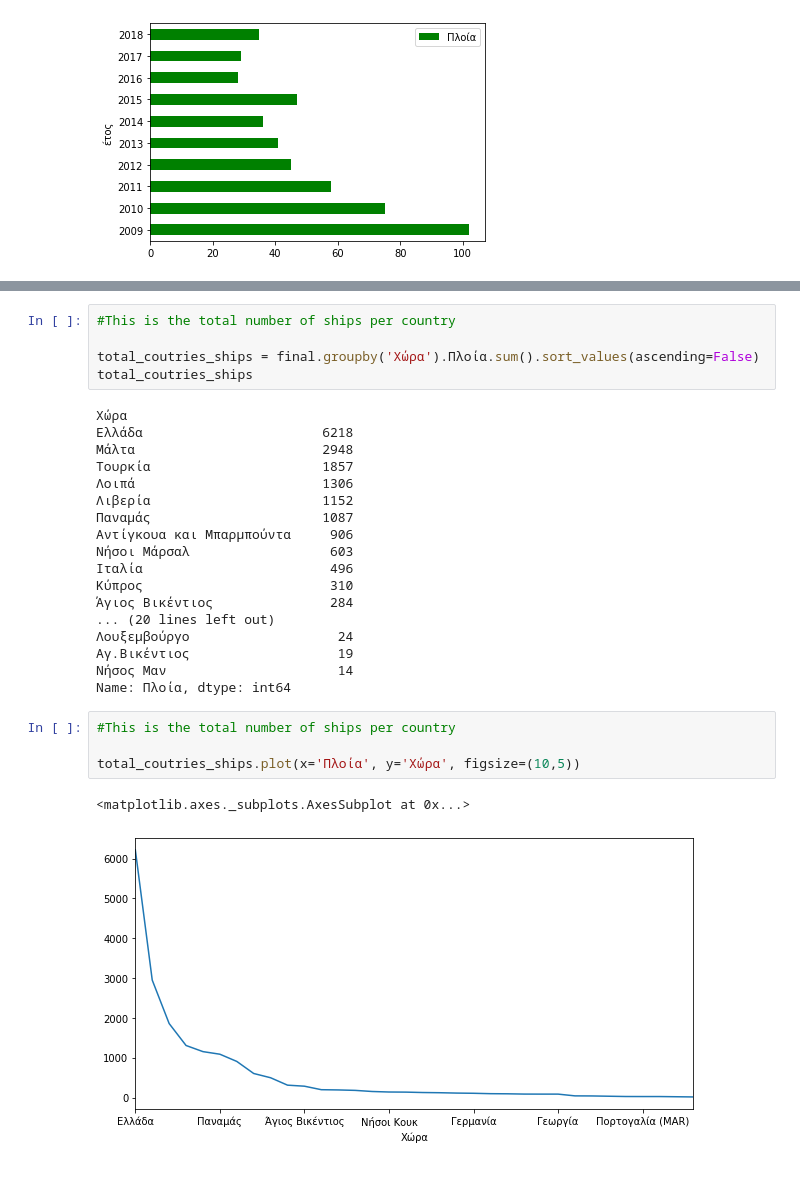
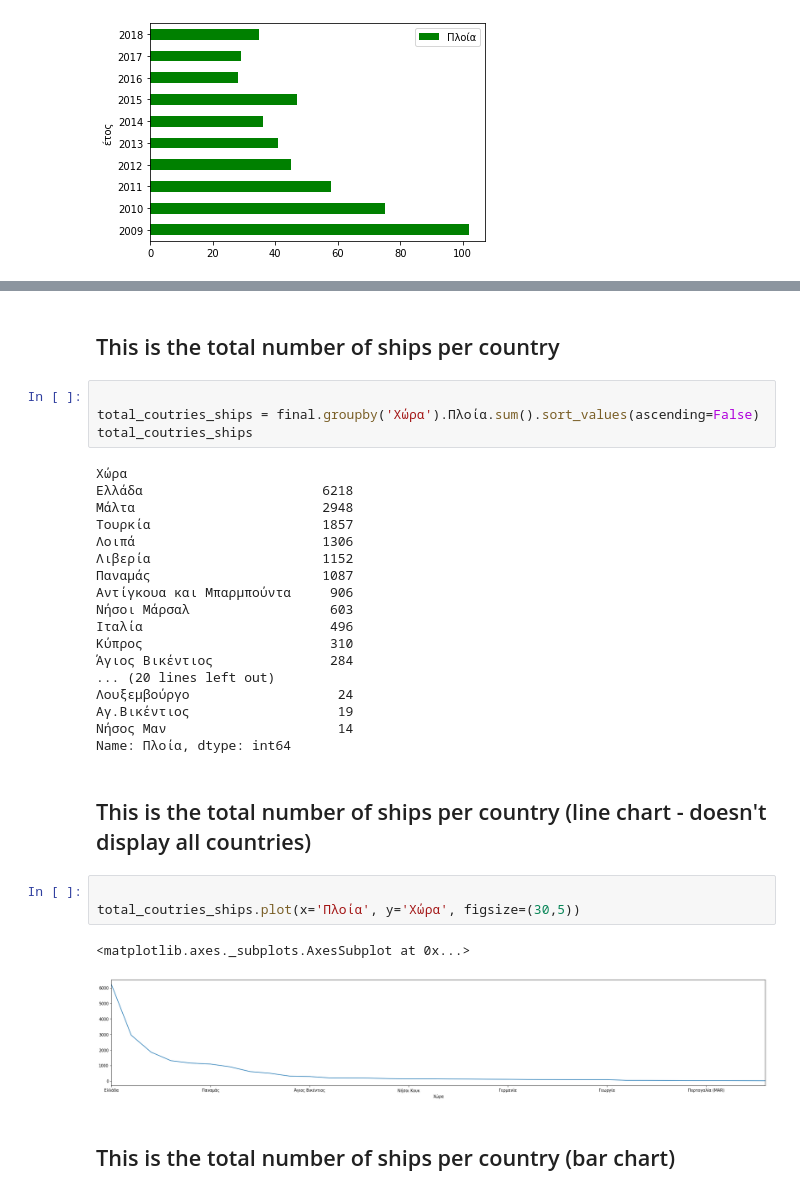
Before and after one commit to kosmaspanag/data-studio-projects, a Jupyter notebook: Ship_Trafic_Thessaloniki_Port.ipynb, the cells around one changed output, grey strips where cells are left out. Saved outputs shown, nothing was run; the diff lists cells and outputs as text.

```diff
--- a/Ship_Trafic_Thessaloniki_Port.ipynb
+++ b/Ship_Trafic_Thessaloniki_Port.ipynb
@@ -1097,5 +1142,6 @@ dtype: object
+# %% [markdown]
+## This is the total number of ships per country
 # %%
-#This is the total number of ships per country
 
 total_coutries_ships = final.groupby('Χώρα').Πλοία.sum().sort_values(ascending=False)
 total_coutries_ships
@@ -1117,11 +1163,14 @@ total_coutries_ships
 Αγ.Βικέντιος                   19
 Νήσος Μαν                      14
 Name: Πλοία, dtype: int64
+# %% [markdown]
+## This is the total number of ships per country (line chart - doesn't display all countries)
 # %%
-#This is the total number of ships per country
 
-total_coutries_ships.plot(x='Πλοία', y='Χώρα', figsize=(10,5))
+total_coutries_ships.plot(x='Πλοία', y='Χώρα', figsize=(30,5))
 # %% [output]
 <matplotlib.axes._subplots.AxesSubplot at 0x...>
-[figure, old version]
+[figure, new version]
+# %% [markdown]
+## This is the total number of ships per country (bar chart)
 # %%
```
Also changed, not shown: parts of 28 cells of this notebook.
